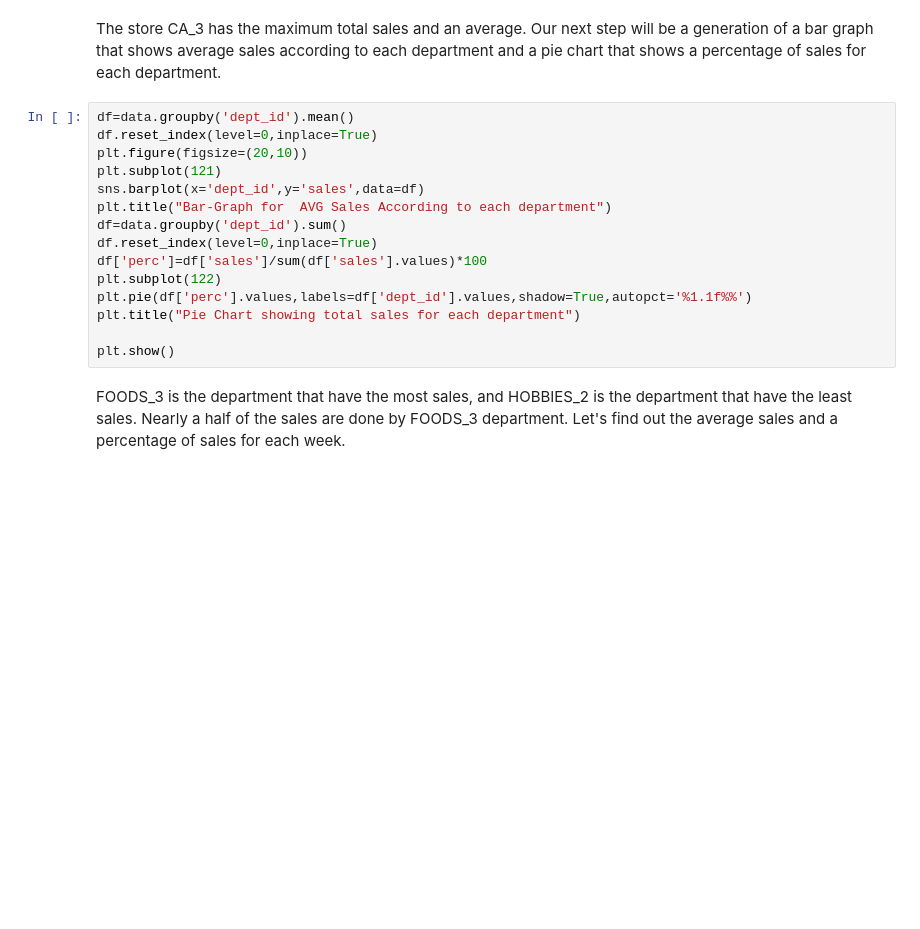
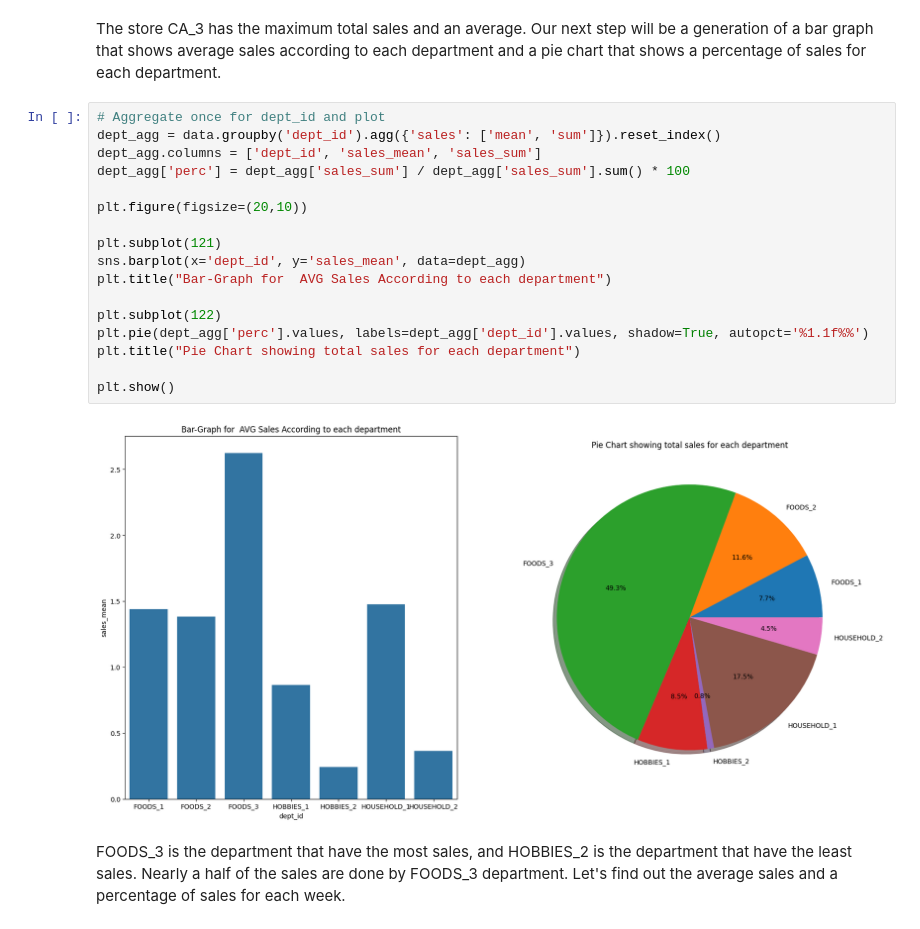
Before and after one commit to l0450/M5-Forecasting---Accuracy, a Jupyter notebook: notebooks/exploration.ipynb, the cells around one changed output. Saved outputs shown, nothing was run; the diff lists cells and outputs as text; blank space fills up the shorter version.

```diff
--- a/notebooks/exploration.ipynb
+++ b/notebooks/exploration.ipynb
@@ -298,20 +291,24 @@ plt.show()
 # %% [markdown]
 The store CA_3 has the maximum total sales and an average. Our next step will be a generation of a bar graph that shows average sales according to each department and a pie chart that shows a percentage of sales for each department.
 # %%
-df=data.groupby('dept_id').mean()
-df.reset_index(level=0,inplace=True)
+# Aggregate once for dept_id and plot
+dept_agg = data.groupby('dept_id').agg({'sales': ['mean', 'sum']}).reset_index()
+dept_agg.columns = ['dept_id', 'sales_mean', 'sales_sum']
+dept_agg['perc'] = dept_agg['sales_sum'] / dept_agg['sales_sum'].sum() * 100
+
 plt.figure(figsize=(20,10))
+
 plt.subplot(121)
-sns.barplot(x='dept_id',y='sales',data=df)
+sns.barplot(x='dept_id', y='sales_mean', data=dept_agg)
 plt.title("Bar-Graph for  AVG Sales According to each department")
-df=data.groupby('dept_id').sum()
-df.reset_index(level=0,inplace=True)
-df['perc']=df['sales']/sum(df['sales'].values)*100
+
 plt.subplot(122)
-plt.pie(df['perc'].values,labels=df['dept_id'].values,shadow=True,autopct='%1.1f%%')
+plt.pie(dept_agg['perc'].values, labels=dept_agg['dept_id'].values, shadow=True, autopct='%1.1f%%')
 plt.title("Pie Chart showing total sales for each department")
 
 plt.show()
+# %% [output]
+[figure, added]
 # %% [markdown]
 FOODS_3 is the department that have the most sales, and HOBBIES_2 is the department that have the least sales. Nearly a half of the sales are done by FOODS_3 department. Let's find out the average sales and a percentage of sales for each week.
 # %%
```
Also changed, not shown: parts of 29 cells of this notebook.
